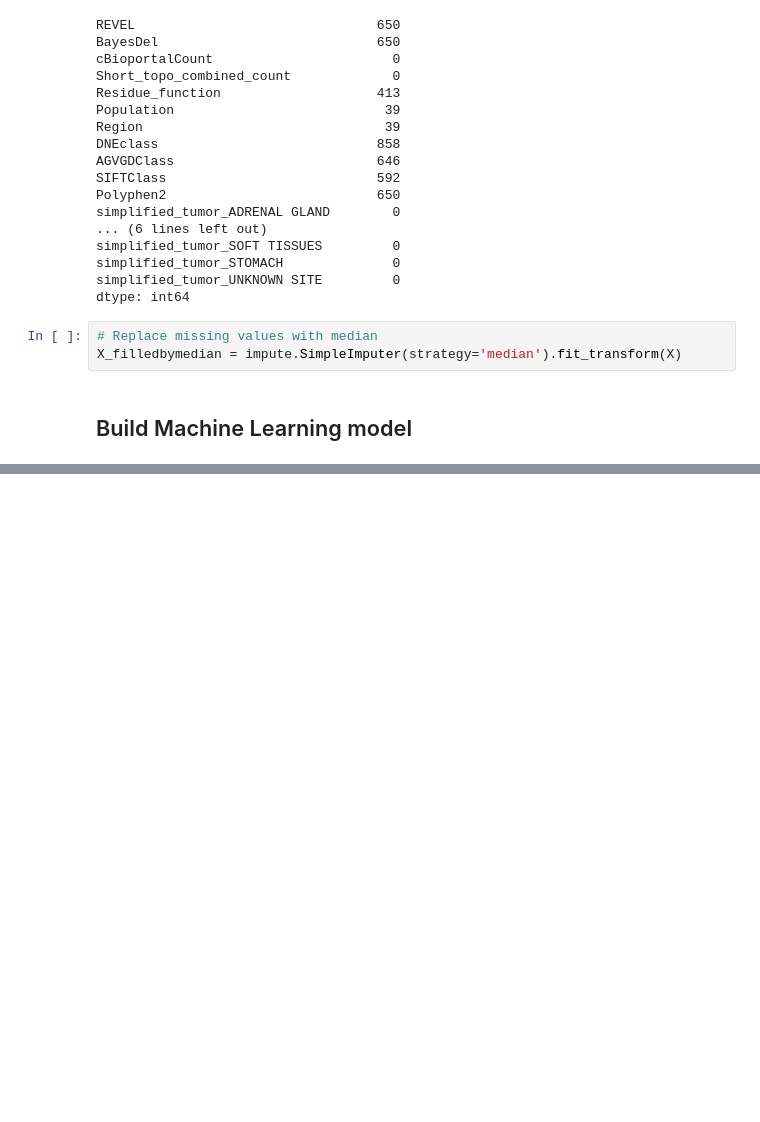
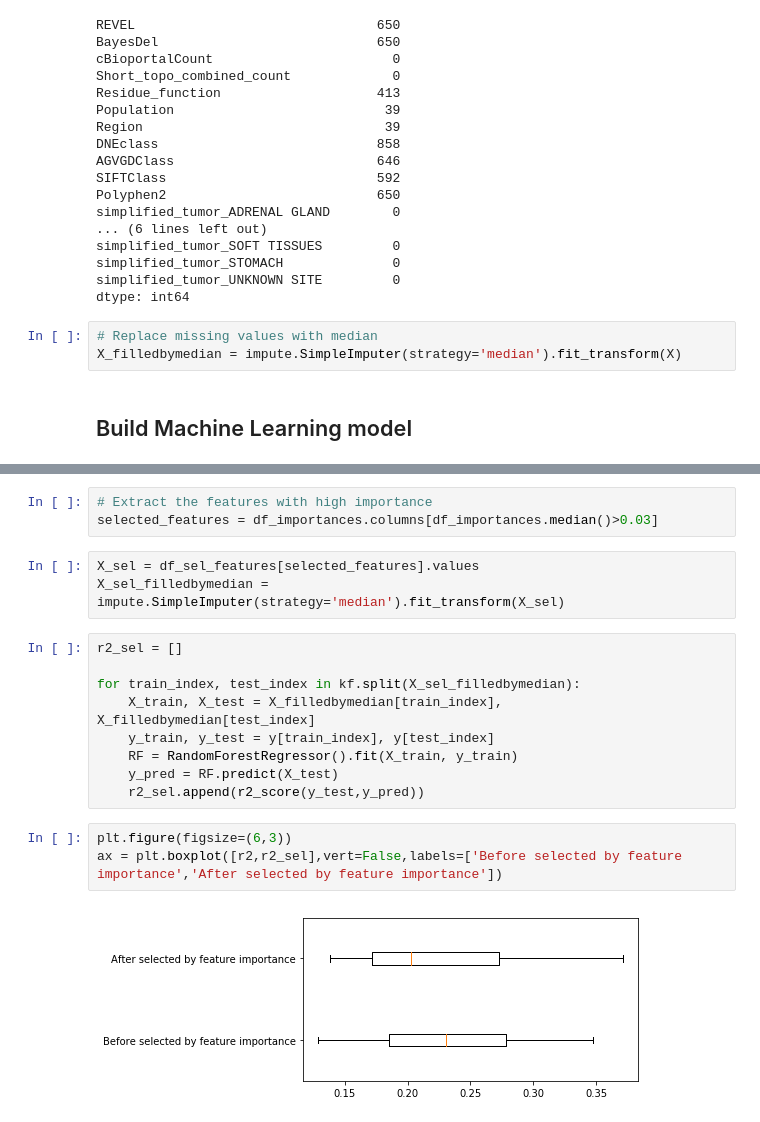
Before and after one commit to tkhsu00/LFS_multiVar, a Jupyter notebook: Age of onset prediction model.ipynb, the cells around one changed output, grey strips where cells are left out. Cells and saved outputs as stored; diff of their text form; blank space fills up the shorter version.

```diff
--- a/Age of onset prediction model.ipynb
+++ b/Age of onset prediction model.ipynb
@@ -293,0 +299,20 @@ ax=sns.boxplot(data=df_importances,orient="h",order=df_importances.median().sort
+# %%
+# Extract the features with high importance
+selected_features = df_importances.columns[df_importances.median()>0.03]
+# %%
+X_sel = df_sel_features[selected_features].values
+X_sel_filledbymedian = impute.SimpleImputer(strategy='median').fit_transform(X_sel)
+# %%
+r2_sel = []
+
+for train_index, test_index in kf.split(X_sel_filledbymedian):
+    X_train, X_test = X_filledbymedian[train_index], X_filledbymedian[test_index]
+    y_train, y_test = y[train_index], y[test_index]
+    RF = RandomForestRegressor().fit(X_train, y_train)
+    y_pred = RF.predict(X_test)
+    r2_sel.append(r2_score(y_test,y_pred))
+# %%
+plt.figure(figsize=(6,3))
+ax = plt.boxplot([r2,r2_sel],vert=False,labels=['Before selected by feature importance','After selected by feature importance'])
+# %% [output]
+[figure, added]
```
Also changed, not shown: parts of 5 cells of this notebook.
